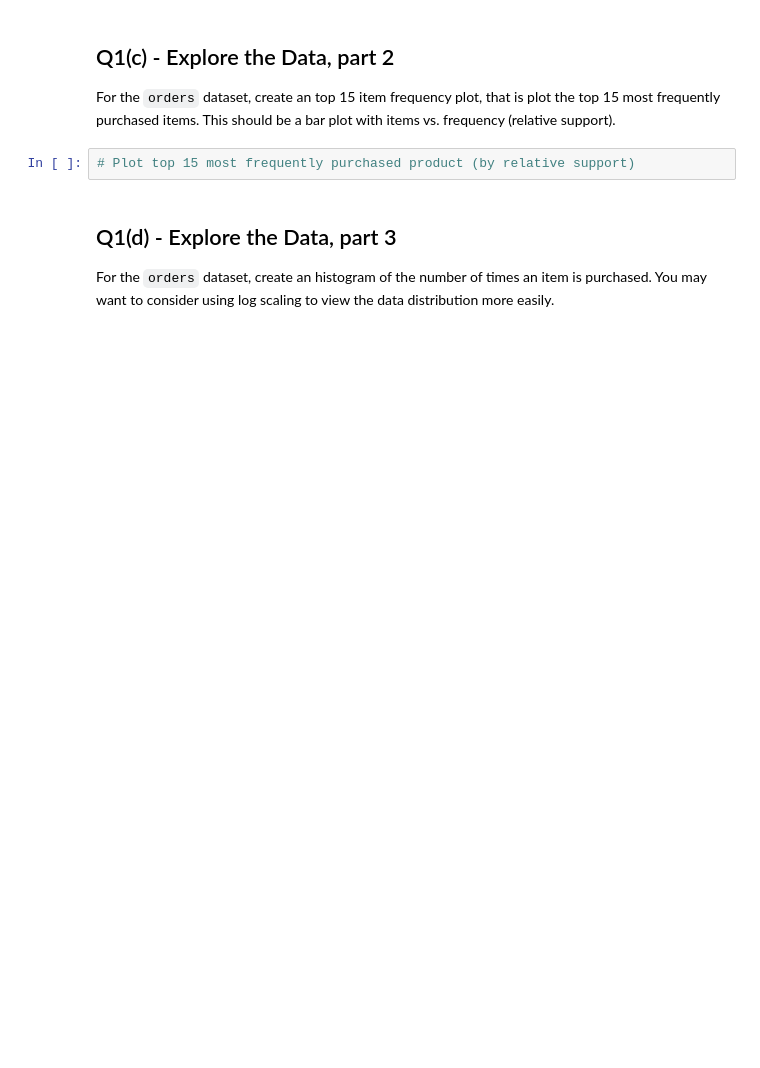
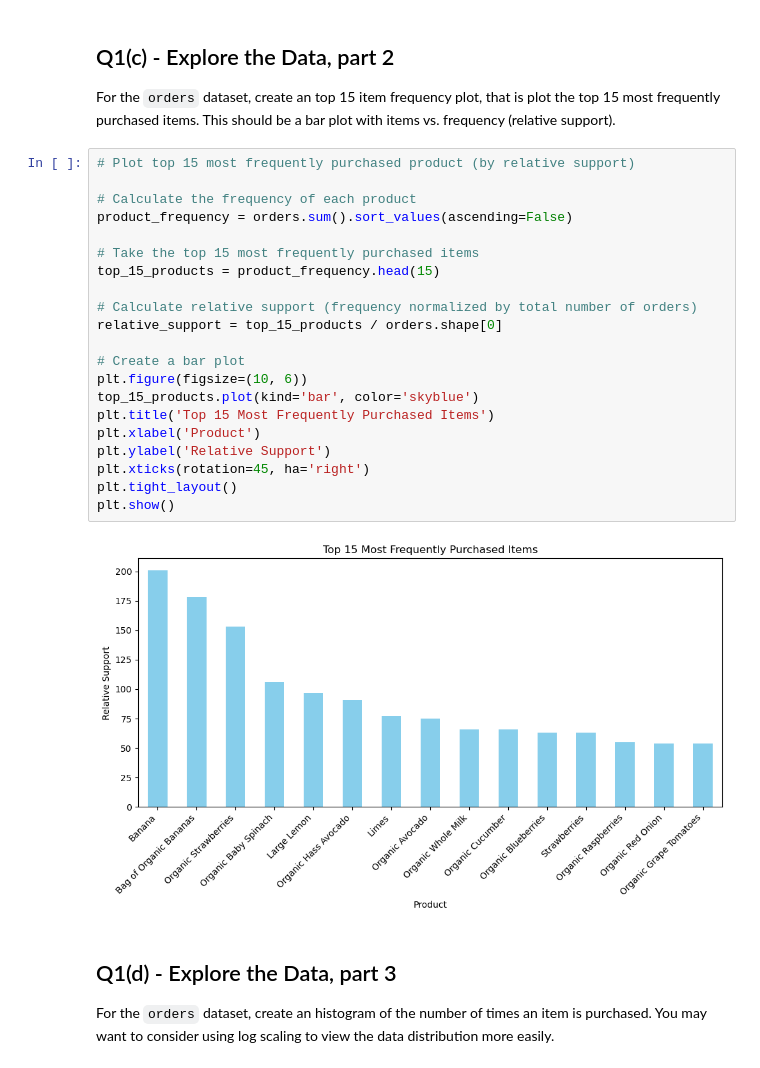
Before and after one commit to Spades5665/MTUClasses, a Jupyter notebook: CS4821-DataMining/a5/a5.ipynb, the cells around one changed output. Cells and saved outputs as stored; diff of their text form; blank space fills up the shorter version.

```diff
--- a/CS4821-DataMining/a5/a5.ipynb
+++ b/CS4821-DataMining/a5/a5.ipynb
@@ -216,6 +234,27 @@ Create a density plot showing the number of products per order using the `orders
 For the `orders` dataset, create an top 15 item frequency plot, that is plot the top 15 most frequently purchased items. This should be a bar plot with items vs. frequency (relative support).
 # %%
 # Plot top 15 most frequently purchased product (by relative support)
+
+# Calculate the frequency of each product
+product_frequency = orders.sum().sort_values(ascending=False)
+
+# Take the top 15 most frequently purchased items
+top_15_products = product_frequency.head(15)
+
+# Calculate relative support (frequency normalized by total number of orders)
+relative_support = top_15_products / orders.shape[0]
+
+# Create a bar plot
+plt.figure(figsize=(10, 6))
+top_15_products.plot(kind='bar', color='skyblue')
+plt.title('Top 15 Most Frequently Purchased Items')
+plt.xlabel('Product')
+plt.ylabel('Relative Support')
+plt.xticks(rotation=45, ha='right')
+plt.tight_layout()
+plt.show()
+# %% [output]
+[figure, added]
 # %% [markdown]
 <!-- END QUESTION -->
 
```
Also changed, not shown: parts of 9 cells of this notebook.
